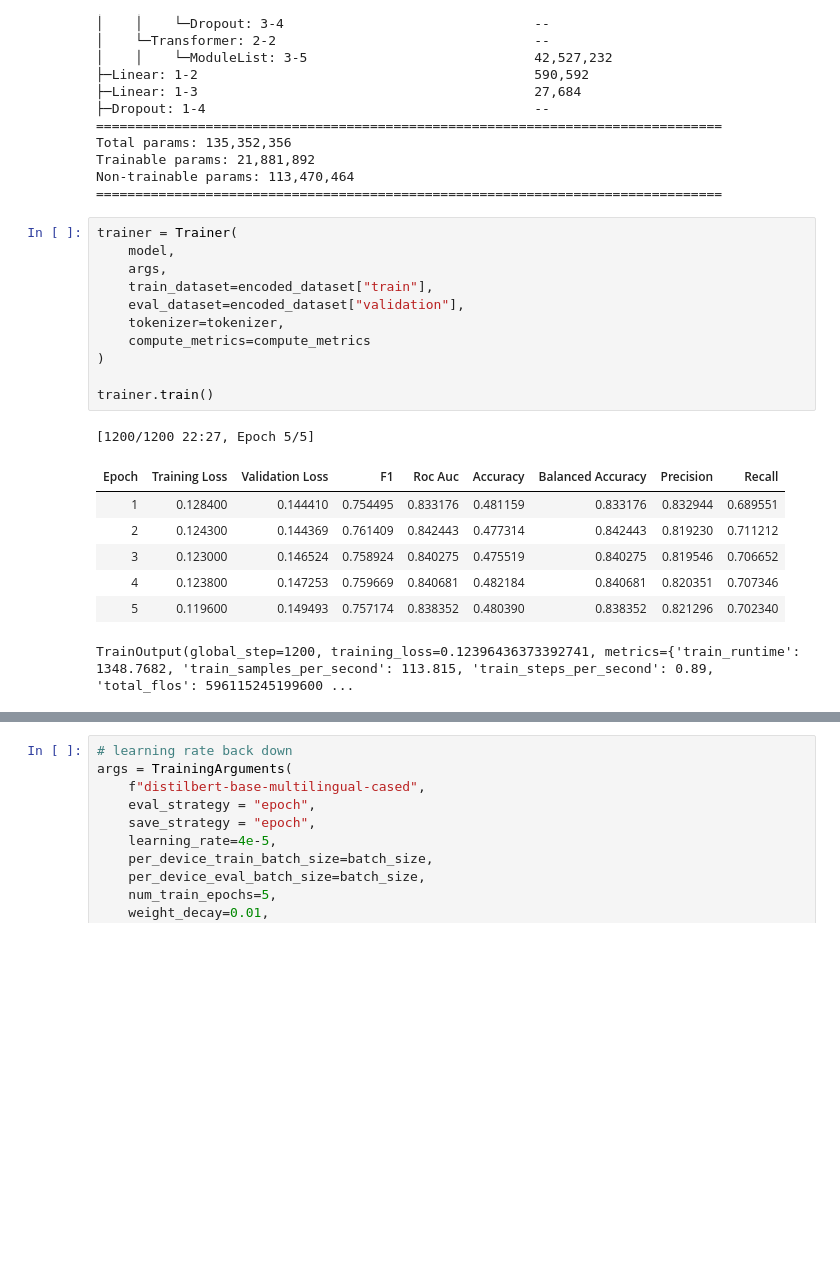
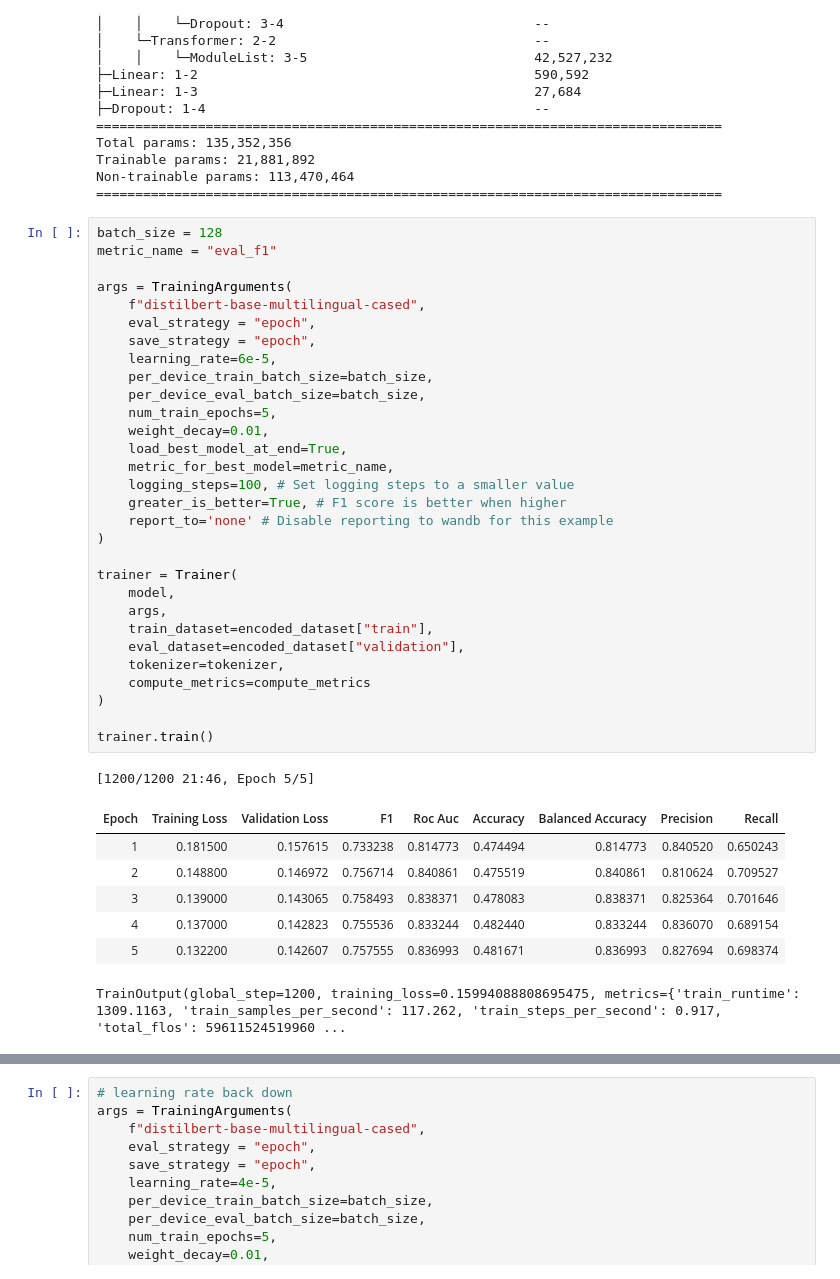
Before and after one commit to nadaamoharram/MLMA_Toxicity_Detection_Deep_Learning, a Jupyter notebook: Modeling/FineTuning_mBERT.ipynb, the cells around one changed output, grey strips where cells are left out. Drawn from its saved outputs; the diff is of its cells as text; blank space fills up the shorter version.

```diff
--- a/Modeling/FineTuning_mBERT.ipynb
+++ b/Modeling/FineTuning_mBERT.ipynb
@@ -644,25 +644,44 @@ Trainable params: 21,881,892
 Non-trainable params: 113,470,464
 ================================================================================
 # %%
+batch_size = 128
+metric_name = "eval_f1"
+
+args = TrainingArguments(
+    f"distilbert-base-multilingual-cased",
+    eval_strategy = "epoch",
+    save_strategy = "epoch",
+    learning_rate=6e-5,
+    per_device_train_batch_size=batch_size,
+    per_device_eval_batch_size=batch_size,
+    num_train_epochs=5,
+    weight_decay=0.01,
+    load_best_model_at_end=True,
+    metric_for_best_model=metric_name,
+    logging_steps=100, # Set logging steps to a smaller value
+    greater_is_better=True, # F1 score is better when higher
+    report_to='none' # Disable reporting to wandb for this example
+)
+
 trainer = Trainer(
     model,
     args,
     train_dataset=encoded_dataset["train"],
     eval_dataset=encoded_dataset["validation"],
     tokenizer=tokenizer,
     compute_metrics=compute_metrics
 )
 
 trainer.train()
 # %% [output]
-[1200/1200 22:27, Epoch 5/5]
+[1200/1200 21:46, Epoch 5/5]
 | Epoch | Training Loss | Validation Loss | F1 | Roc Auc | Accuracy | Balanced Accuracy | Precision | Recall |
-| 1 | 0.128400 | 0.144410 | 0.754495 | 0.833176 | 0.481159 | 0.833176 | 0.832944 | 0.689551 |
-| 2 | 0.124300 | 0.144369 | 0.761409 | 0.842443 | 0.477314 | 0.842443 | 0.819230 | 0.711212 |
-| 3 | 0.123000 | 0.146524 | 0.758924 | 0.840275 | 0.475519 | 0.840275 | 0.819546 | 0.706652 |
-| 4 | 0.123800 | 0.147253 | 0.759669 | 0.840681 | 0.482184 | 0.840681 | 0.820351 | 0.707346 |
-| 5 | 0.119600 | 0.149493 | 0.757174 | 0.838352 | 0.480390 | 0.838352 | 0.821296 | 0.702340 |
+| 1 | 0.181500 | 0.157615 | 0.733238 | 0.814773 | 0.474494 | 0.814773 | 0.840520 | 0.650243 |
+| 2 | 0.148800 | 0.146972 | 0.756714 | 0.840861 | 0.475519 | 0.840861 | 0.810624 | 0.709527 |
+| 3 | 0.139000 | 0.143065 | 0.758493 | 0.838371 | 0.478083 | 0.838371 | 0.825364 | 0.701646 |
+| 4 | 0.137000 | 0.142823 | 0.755536 | 0.833244 | 0.482440 | 0.833244 | 0.836070 | 0.689154 |
+| 5 | 0.132200 | 0.142607 | 0.757555 | 0.836993 | 0.481671 | 0.836993 | 0.827694 | 0.698374 |
-TrainOutput(global_step=1200, training_loss=0.12396436373392741, metrics={'train_runtime': 1348.7682, 'train_samples_per_second': 113.815, 'train_steps_per_second': 0.89, 'total_flos': 596115245199600 ...
+TrainOutput(global_step=1200, training_loss=0.15994088808695475, metrics={'train_runtime': 1309.1163, 'train_samples_per_second': 117.262, 'train_steps_per_second': 0.917, 'total_flos': 59611524519960 ...
 # %%
 trainer.evaluate()
 # %% [output]
```
Also changed, not shown: parts of 5 cells of this notebook.
